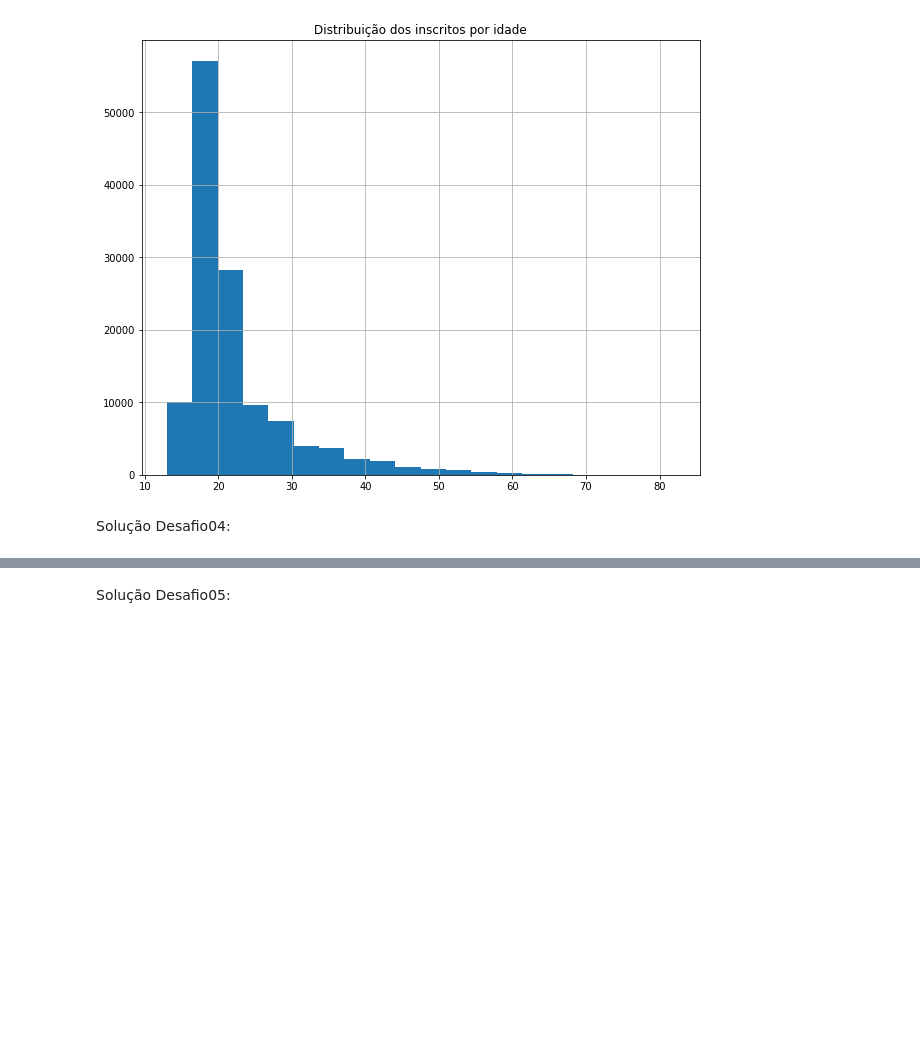
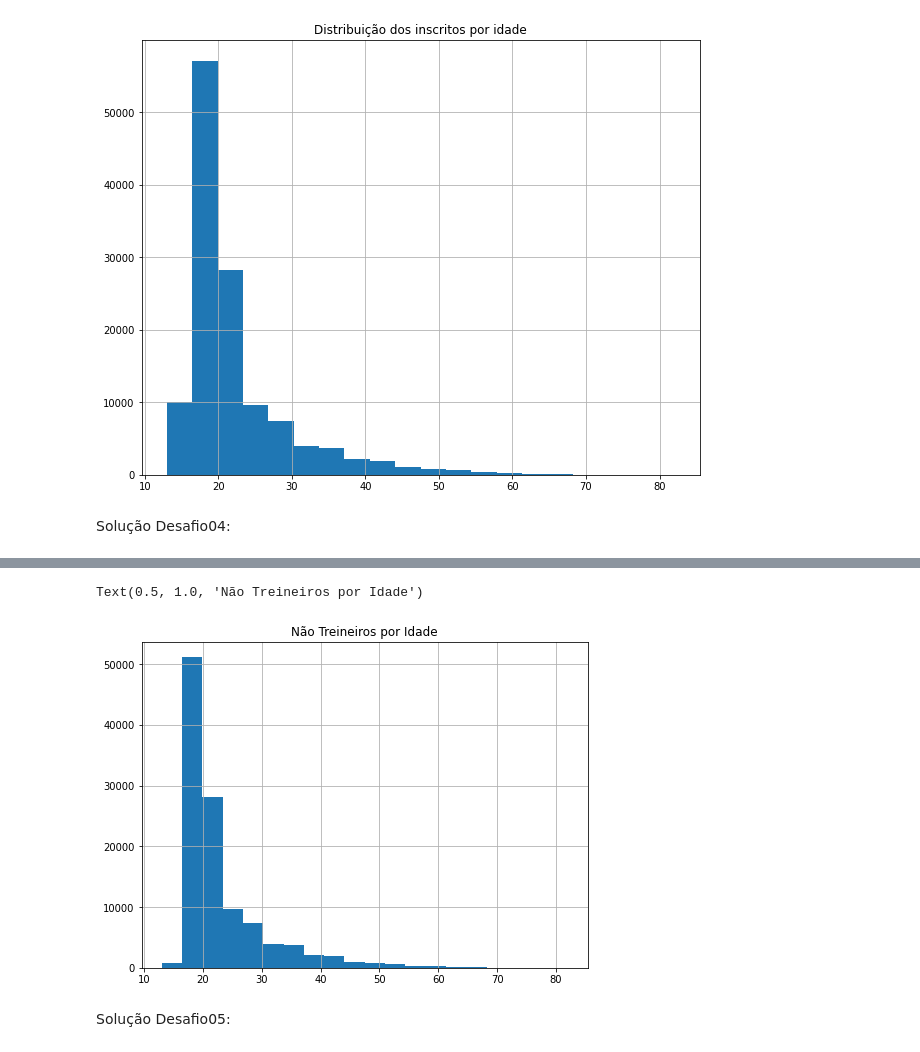
Before and after one commit to VictoralcNunes/AluraImers-oDados, a Jupyter notebook: Aula01.ipynb, the cells around one changed output, grey strips where cells are left out. Drawn from its saved outputs; the diff is of its cells as text; code cells hidden in the pictures; blank space fills up the shorter version.

```diff
--- a/Aula01.ipynb
+++ b/Aula01.ipynb
@@ -294,2 +294,7 @@ dados.query("IN_TREINEIRO == 0")["NU_IDADE"].hist(bins=20, figsize=(8,6,))
+# %%
+dados.query("IN_TREINEIRO == 0")["NU_IDADE"].hist(bins=20, figsize=(8,6,)).set_title("Não Treineiros por Idade")
+# %% [output]
+Text(0.5, 1.0, 'Não Treineiros por Idade')
+[figure, added]
 # %% [markdown]
 Solução Desafio05:
```
Also changed, not shown: parts of 7 cells of this notebook.
